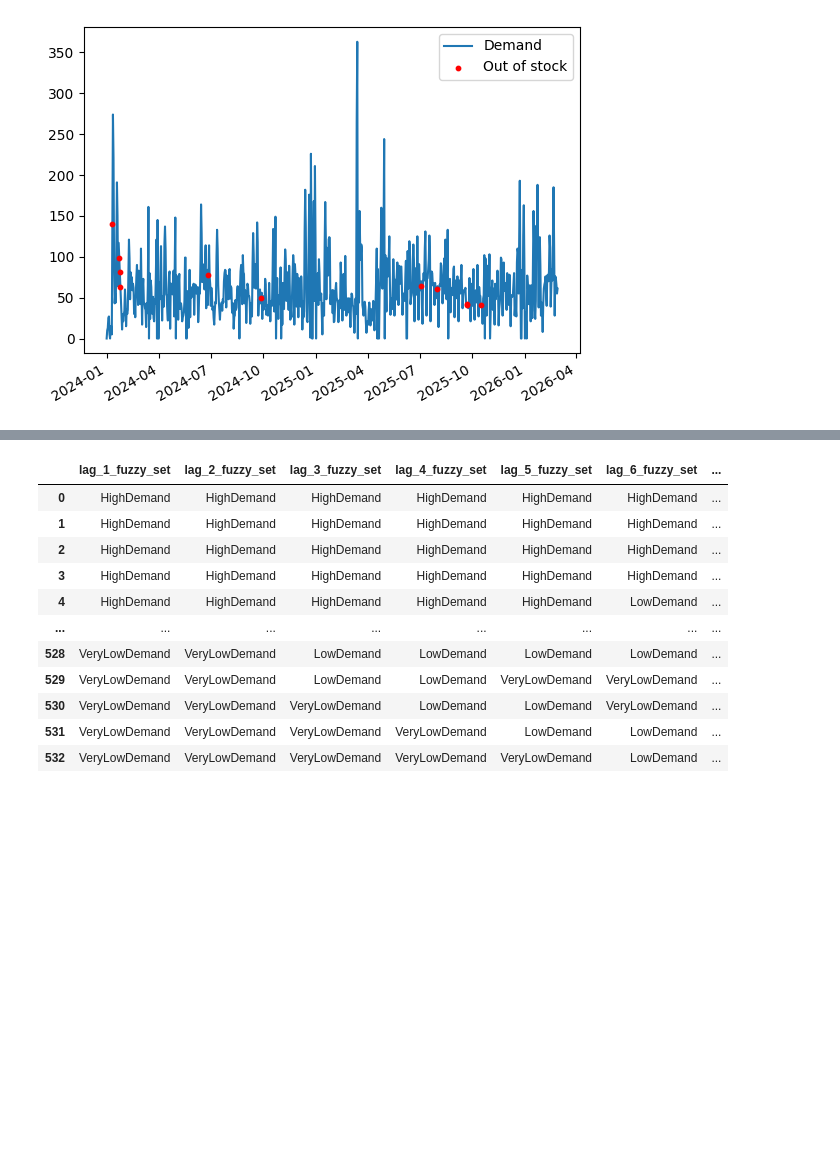
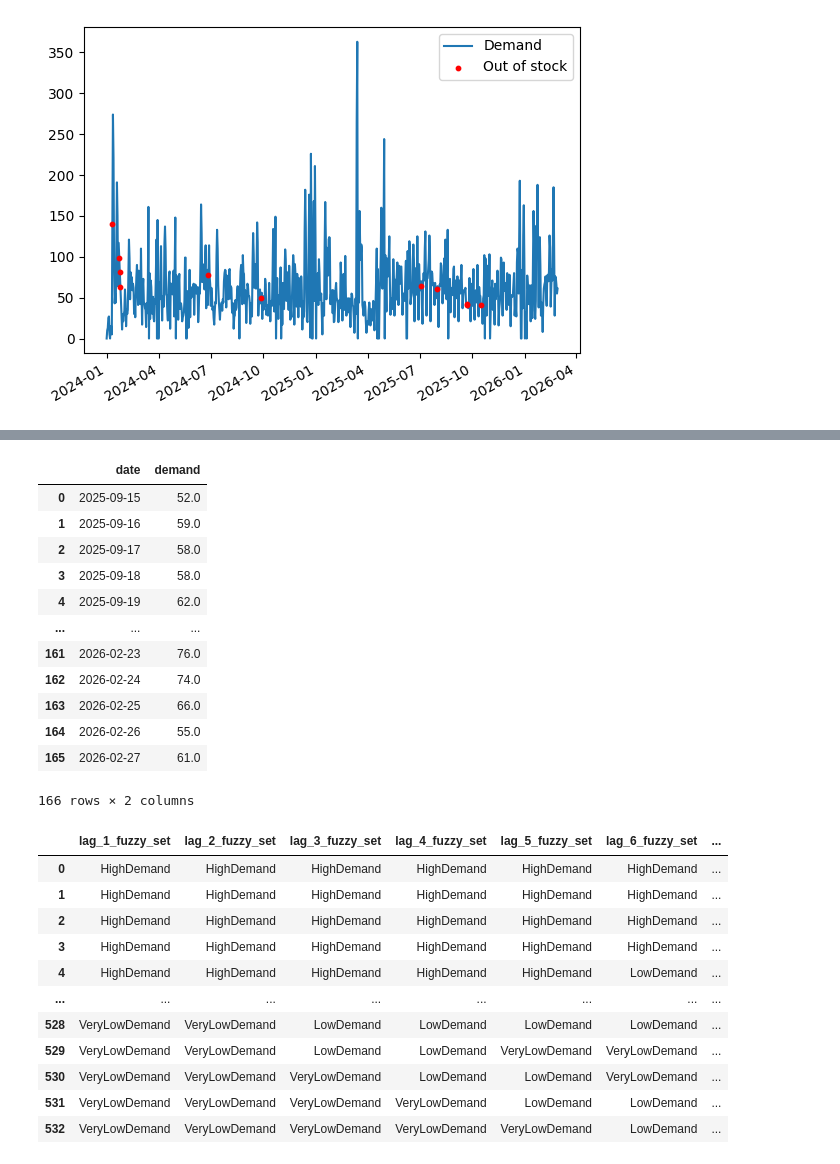
Before and after one commit to IvankaiKrisztian/Szakdolgozat, a Jupyter notebook: data/Explore.ipynb, the cells around one changed output, grey strips where cells are left out. Saved outputs shown, nothing was run; the diff lists cells and outputs as text; code cells hidden in the pictures; blank space fills up the shorter version.

```diff
--- a/data/Explore.ipynb
+++ b/data/Explore.ipynb
@@ -108,3 +112,19 @@ test_data = demand[demand['date'] >= split_date].reset_index(drop=True)[['date',
+# %%
+test_data
+# %% [output]
+|  | date | demand |
+| 0 | 2025-09-15 | 52.0 |
+| 1 | 2025-09-16 | 59.0 |
+| 2 | 2025-09-17 | 58.0 |
+| 3 | 2025-09-18 | 58.0 |
+| 4 | 2025-09-19 | 62.0 |
+| ... | ... | ... |
+| 161 | 2026-02-23 | 76.0 |
+| 162 | 2026-02-24 | 74.0 |
+| 163 | 2026-02-25 | 66.0 |
+| 164 | 2026-02-26 | 55.0 |
+| 165 | 2026-02-27 | 61.0 |
+166 rows × 2 columns
 # %%
 statistics = train_data[['demand']].describe()
 # %%
```
Also changed, not shown: parts of 24 cells of this notebook, 6 other files.
